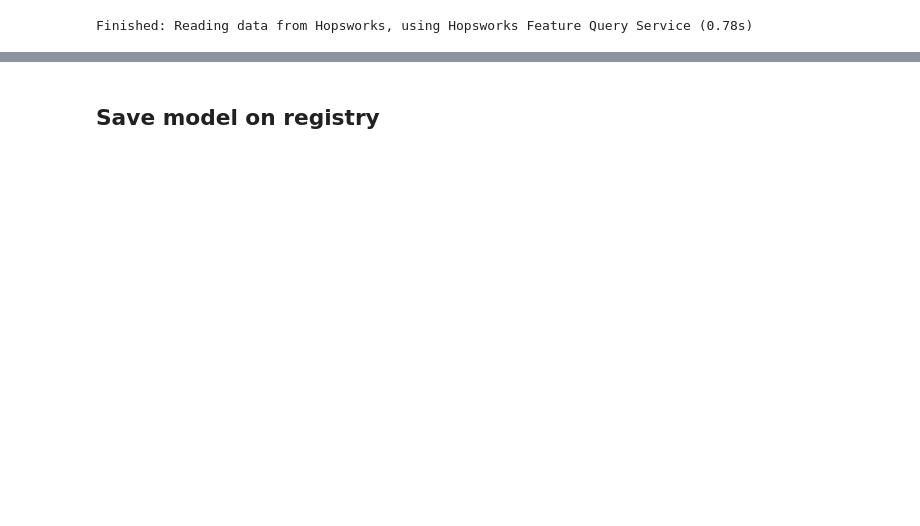
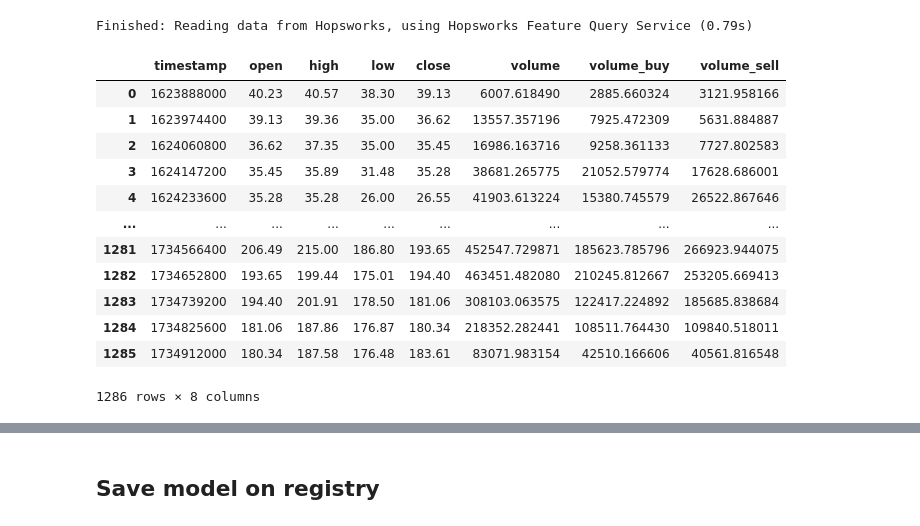
Before and after one commit to natassaf/ID2223-final-project, a Jupyter notebook: training_pipeline.ipynb, the cells around one changed output, grey strips where cells are left out. Drawn from its saved outputs; the diff is of its cells as text; code cells hidden in the pictures; blank space fills up the shorter version.

```diff
--- a/training_pipeline.ipynb
+++ b/training_pipeline.ipynb
@@ -30,11 +30,25 @@ Logged in to project, explore it here https://c.app.hopsworks.ai:443/p/1164448
 # %%
 solana_feature_group = fs.get_feature_group(
     name="solana",
     version=1
 )
 
 # Step 3: Read the data from the feature group
 solana_df = solana_feature_group.read().sort_values(by='timestamp', inplace=False).reset_index(drop=True)
-solana_df['open_diff'] = solana_df['open'].diff().fillna(0)
+# solana_df['open_diff'] = solana_df['open'].diff().fillna(0)
+solana_df
 # %% [output]
-Finished: Reading data from Hopsworks, using Hopsworks Feature Query Service (0.78s)
+Finished: Reading data from Hopsworks, using Hopsworks Feature Query Service (0.79s)
+|  | timestamp | open | high | low | close | volume | volume_buy | volume_sell |
+| 0 | 1623888000 | 40.23 | 40.57 | 38.30 | 39.13 | 6007.618490 | 2885.660324 | 3121.958166 |
+| 1 | 1623974400 | 39.13 | 39.36 | 35.00 | 36.62 | 13557.357196 | 7925.472309 | 5631.884887 |
+| 2 | 1624060800 | 36.62 | 37.35 | 35.00 | 35.45 | 16986.163716 | 9258.361133 | 7727.802583 |
+| 3 | 1624147200 | 35.45 | 35.89 | 31.48 | 35.28 | 38681.265775 | 21052.579774 | 17628.686001 |
+| 4 | 1624233600 | 35.28 | 35.28 | 26.00 | 26.55 | 41903.613224 | 15380.745579 | 26522.867646 |
+| ... | ... | ... | ... | ... | ... | ... | ... | ... |
+| 1281 | 1734566400 | 206.49 | 215.00 | 186.80 | 193.65 | 452547.729871 | 185623.785796 | 266923.944075 |
+| 1282 | 1734652800 | 193.65 | 199.44 | 175.01 | 194.40 | 463451.482080 | 210245.812667 | 253205.669413 |
+| 1283 | 1734739200 | 194.40 | 201.91 | 178.50 | 181.06 | 308103.063575 | 122417.224892 | 185685.838684 |
+| 1284 | 1734825600 | 181.06 | 187.86 | 176.87 | 180.34 | 218352.282441 | 108511.764430 | 109840.518011 |
+| 1285 | 1734912000 | 180.34 | 187.58 | 176.48 | 183.61 | 83071.983154 | 42510.166606 | 40561.816548 |
+1286 rows × 8 columns
```
Also changed, not shown: parts of 26 cells of this notebook, 1 other file.
